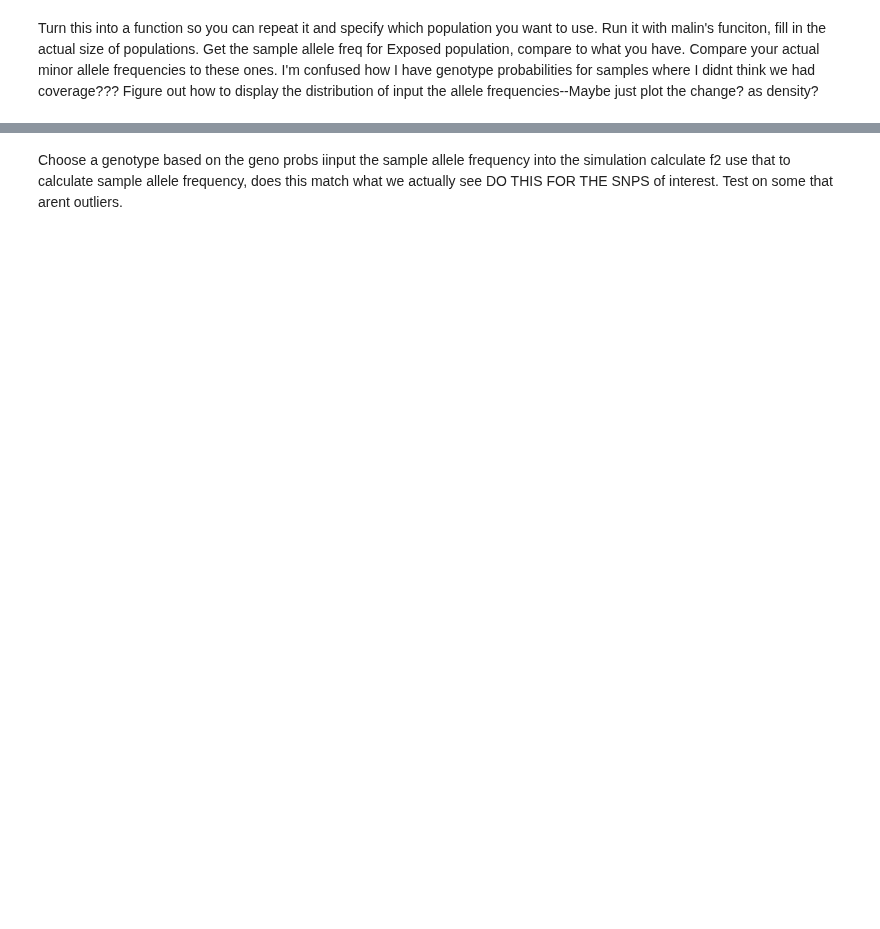
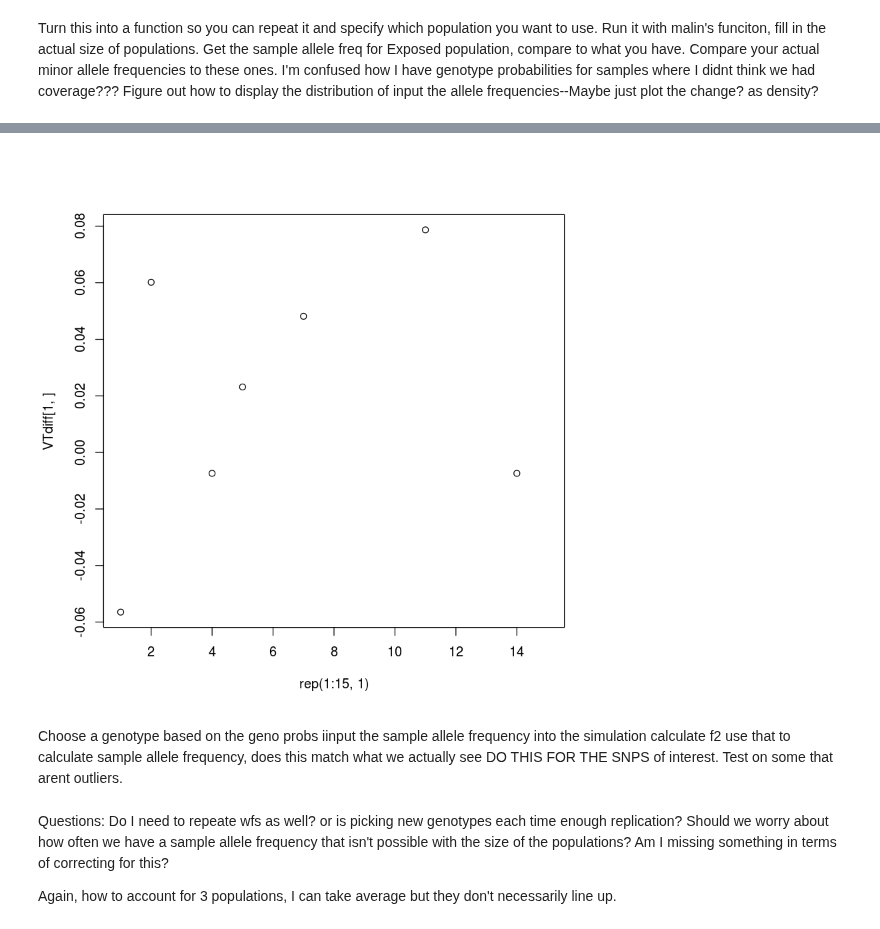
Before and after one commit to sagw/WNS_WGS, a Jupyter notebook: Notebooks/All_AlleleFreqChange.ipynb, the cells around one changed output, grey strips where cells are left out. Drawn from its saved outputs; the diff is of its cells as text; code cells hidden in the pictures; blank space fills up the shorter version.

```diff
--- a/Notebooks/All_AlleleFreqChange.ipynb
+++ b/Notebooks/All_AlleleFreqChange.ipynb
@@ -314,3 +277,7 @@ sumstats <- function(f1samp, f2samp, c1, c2, gen){
+# %%
+plot(rep(1:15,1), VTdiff[1,])
+# %% [output]
+[figure, added]
 # %% [markdown]
 Choose a genotype based on the geno probs
 iinput the sample allele frequency into the simulation
@@ -318,3 +285,9 @@ calculate f2
 use that to calculate sample allele frequency, does this match what we actually see
 DO THIS FOR THE SNPS of interest.
 Test on some that arent outliers.
+# %% [markdown]
+Questions:
+Do I need to repeate wfs as well? or is picking new genotypes each time enough replication?
+Should we worry about how often we have a sample allele frequency that isn't possible with the size of the populations? Am I missing something in terms of correcting for this?
+
+Again, how to account for 3 populations, I can take average but they don't necessarily line up.
```
Also changed, not shown: parts of 20 cells of this notebook.
